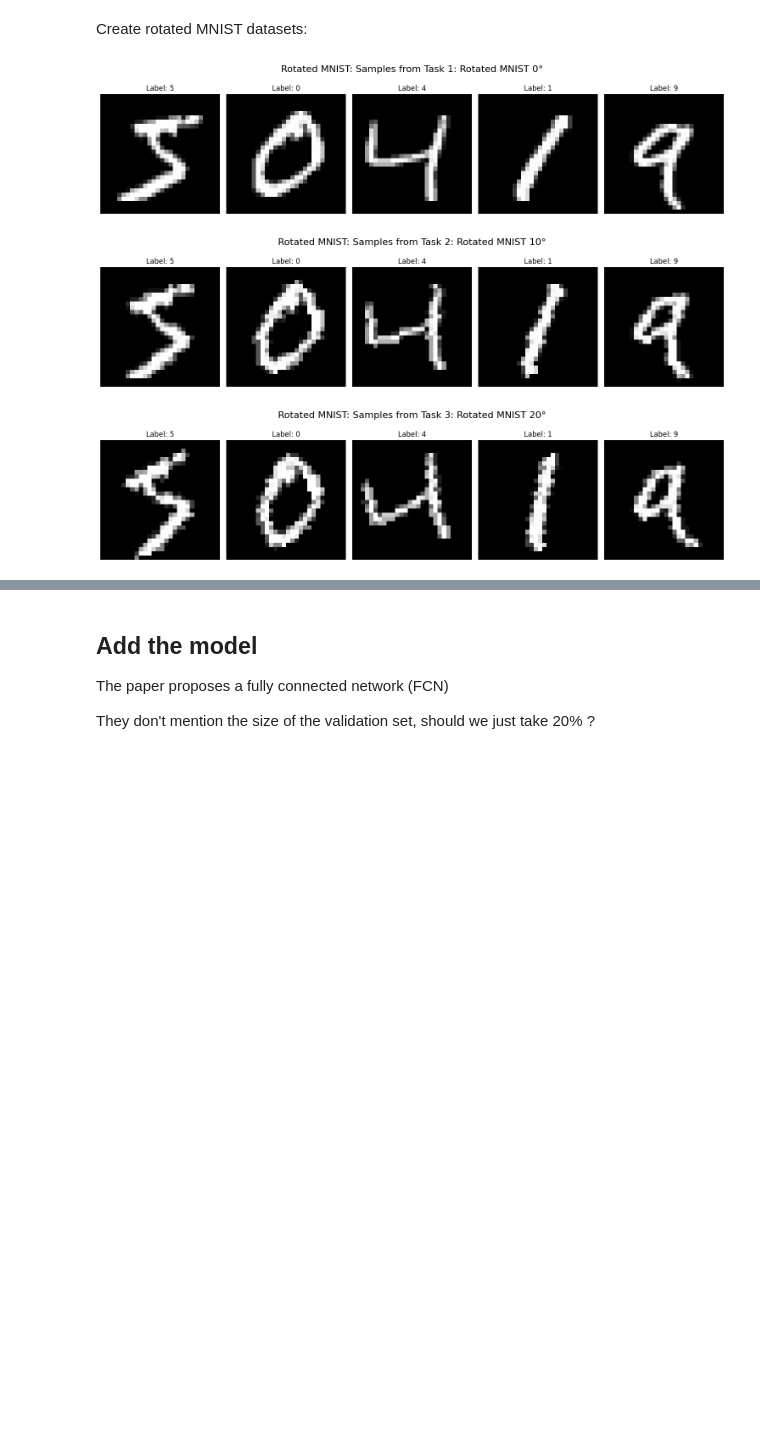
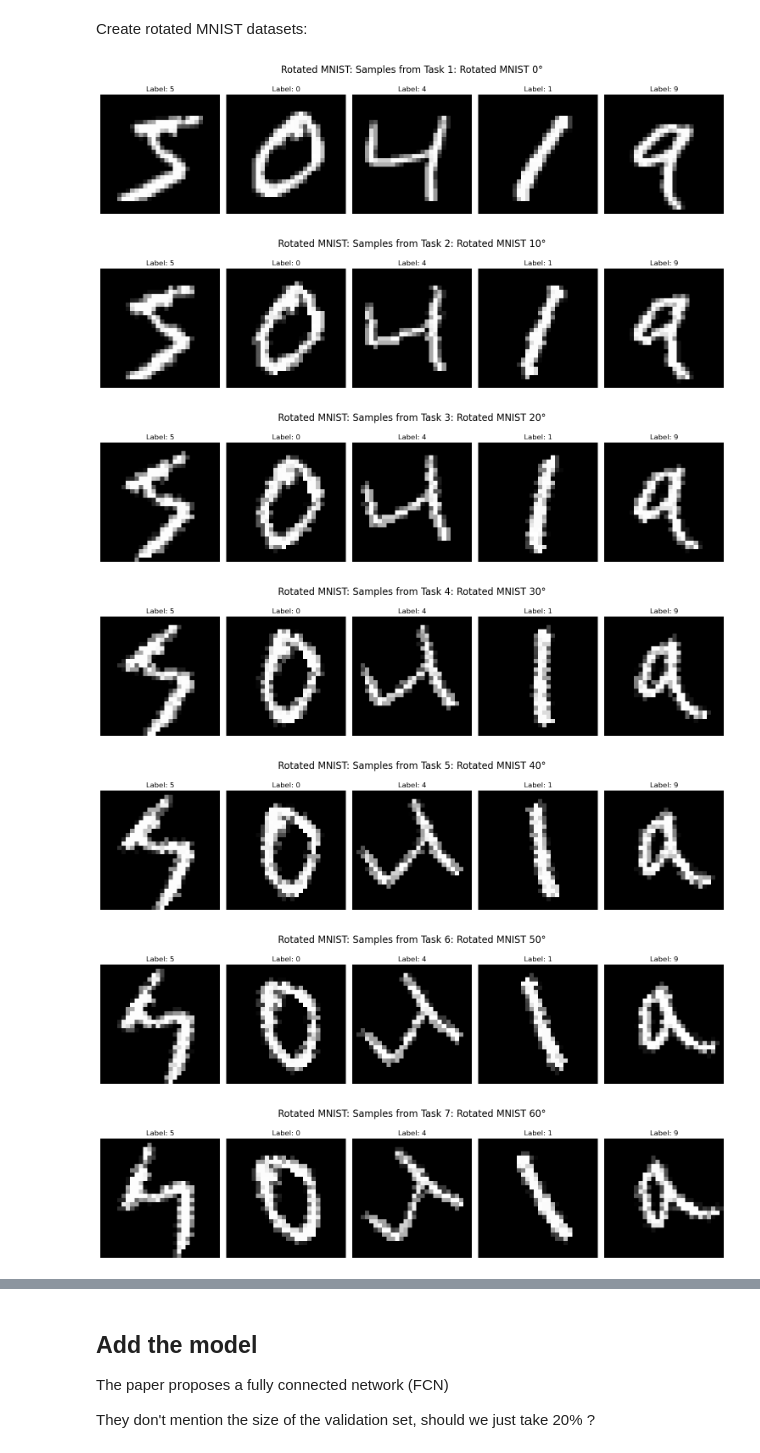
Before and after one commit to LinusCrugnola/foil_project, a Jupyter notebook: project.ipynb, the cells around one changed output, grey strips where cells are left out. Drawn from its saved outputs; the diff is of its cells as text; code cells hidden in the pictures; blank space fills up the shorter version.

```diff
--- a/project.ipynb
+++ b/project.ipynb
@@ -76,38 +80,42 @@ def create_rotated_mnist(task_id, base_angle=0):
     transform = transforms.Compose([
         transforms.ToTensor(),
         transforms.Lambda(lambda x: transforms.functional.rotate(x, angle=rotation_angle))
     ])
     train_dataset = datasets.MNIST('./data', train=True, download=True, transform=transform)
     test_dataset = datasets.MNIST('./data', train=False, download=True, transform=transform)
     return train_dataset, test_dataset
 
 # Generate ten tasks of Rotated MNIST
-rot_tasks = [
-    Task(
-        name=f"Task {i}: Rotated MNIST {10 * (i - 1)}°",
-        train=create_rotated_mnist(i)[0],
-        test=create_rotated_mnist(i)[1]
-    )
-    for i in range(1, 4)
-]
+def create_rotated_tasks(num_tasks):
+    rot_tasks = []
+    for i in range(1, num_tasks + 1):
+        train, test = create_rotated_mnist(i)
+        rot_tasks.append(Task(name=f"Task {i}: Rotated MNIST {10 * (i - 1)}°", train=train, test=test))
+    return rot_tasks
+
+rot_tasks = create_rotated_tasks(10)
 
 # Visualize samples from each task
 for task in rot_tasks:
     loader = DataLoader(task.train, batch_size=5, shuffle=False)
     data_iter = iter(loader)
     images, labels = next(data_iter)
 
     fig, axes = plt.subplots(1, 5, figsize=(15, 4))
     for j in range(5):
         axes[j].imshow(images[j].squeeze(0), cmap="gray")
         axes[j].set_title(f"Label: {labels[j].item()}")
         axes[j].axis("off")
 
     fig.suptitle(f"Rotated MNIST: Samples from {task.name}", fontsize=16)
     fig.tight_layout()
 
     plt.show()
 # %% [output]
 [figure]
 [figure]
 [figure]
+[figure, added]
+[figure, added]
+[figure, added]
+[figure, added]
```
Also changed, not shown: parts of 5 cells of this notebook.
